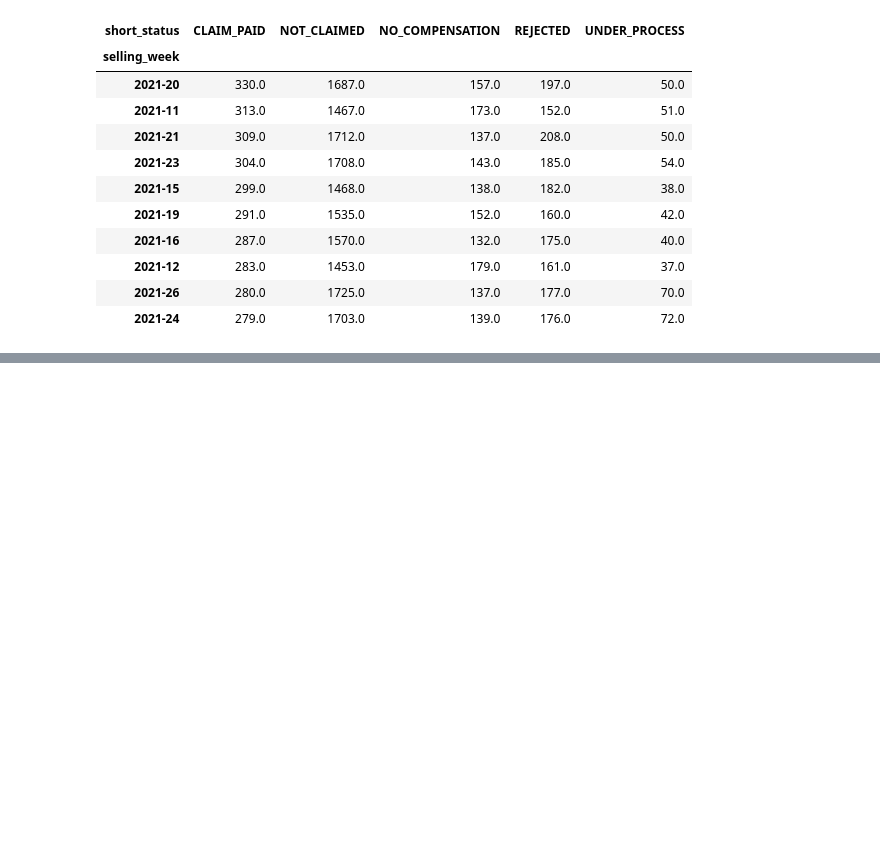
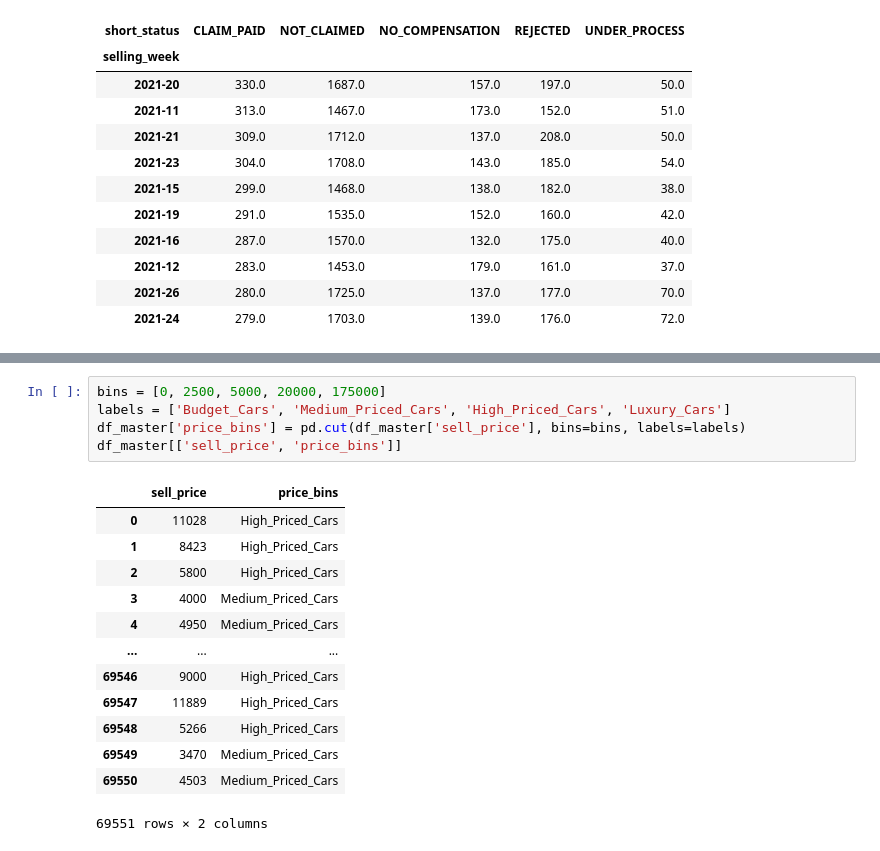
Before and after one commit to dileepsathyan/assignments, a Jupyter notebook: Vroom Virtusa/Vroom Virtusa Assignment.ipynb, the cells around one changed output, grey strips where cells are left out. Drawn from its saved outputs; the diff is of its cells as text; blank space fills up the shorter version.

```diff
--- a/Vroom Virtusa/Vroom Virtusa Assignment.ipynb
+++ b/Vroom Virtusa/Vroom Virtusa Assignment.ipynb
@@ -1391,0 +1406,19 @@ wf_cnt_week.head(10)
+# %%
+bins = [0, 2500, 5000, 20000, 175000]
+labels = ['Budget_Cars', 'Medium_Priced_Cars', 'High_Priced_Cars', 'Luxury_Cars']
+df_master['price_bins'] = pd.cut(df_master['sell_price'], bins=bins, labels=labels)
+df_master[['sell_price', 'price_bins']]
+# %% [output]
+|  | sell_price | price_bins |
+| 0 | 11028 | High_Priced_Cars |
+| 1 | 8423 | High_Priced_Cars |
+| 2 | 5800 | High_Priced_Cars |
+| 3 | 4000 | Medium_Priced_Cars |
+| 4 | 4950 | Medium_Priced_Cars |
+| ... | ... | ... |
+| 69546 | 9000 | High_Priced_Cars |
+| 69547 | 11889 | High_Priced_Cars |
+| 69548 | 5266 | High_Priced_Cars |
+| 69549 | 3470 | Medium_Priced_Cars |
+| 69550 | 4503 | Medium_Priced_Cars |
+69551 rows × 2 columns
```
Also changed, not shown: parts of 4 cells of this notebook.
